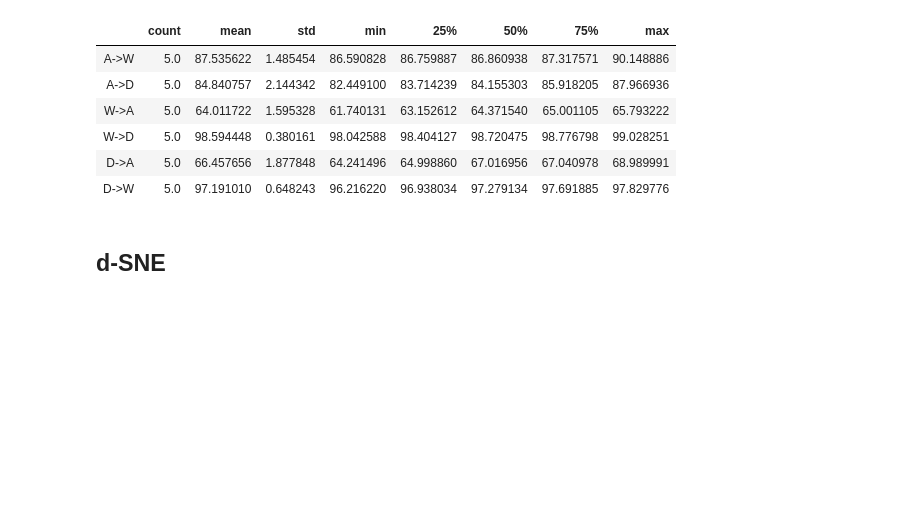
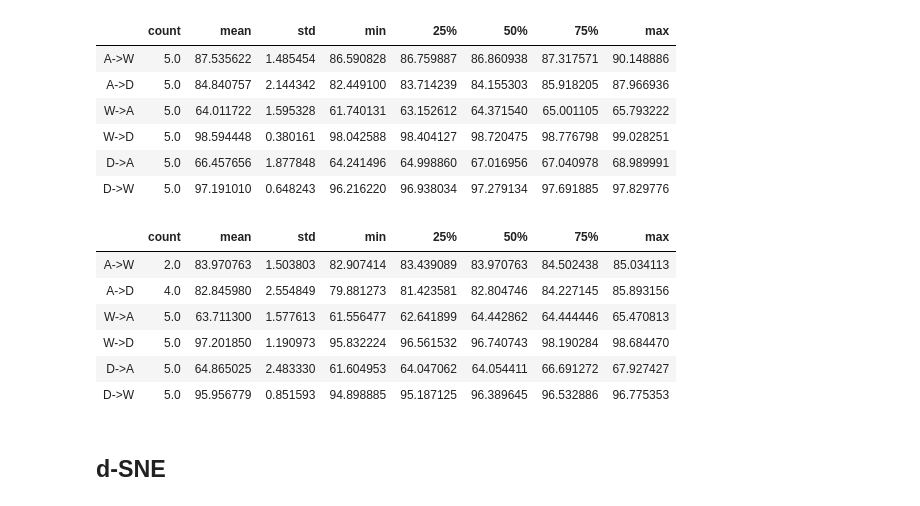
Before and after one commit to LukasHedegaard/domain-adaptation, a Jupyter notebook: notebooks/test-eval.ipynb, the cells around one changed output. Cells and saved outputs as stored; diff of their text form; code cells hidden in the pictures; blank space fills up the shorter version.

```diff
--- a/notebooks/test-eval.ipynb
+++ b/notebooks/test-eval.ipynb
@@ -2183,6 +2184,21 @@ ccsa_tuned_vgg16.describe().T
 | W->D | 5.0 | 98.594448 | 0.380161 | 98.042588 | 98.404127 | 98.720475 | 98.776798 | 99.028251 |
 | D->A | 5.0 | 66.457656 | 1.877848 | 64.241496 | 64.998860 | 67.016956 | 67.040978 | 68.989991 |
 | D->W | 5.0 | 97.191010 | 0.648243 | 96.216220 | 96.938034 | 97.279134 | 97.691885 | 97.829776 |
+# %%
+# using actual val for the final run
+ccsa_tuned_vgg16_val = get_score_combinations_new(
+    method='ccsa',
+    experiment_id='ccsa_vgg16_tuned_val',
+)*100
+ccsa_tuned_vgg16_val.describe().T#['mean'].mean()
+# %% [output]
+|  | count | mean | std | min | 25% | 50% | 75% | max |
+| A->W | 2.0 | 83.970763 | 1.503803 | 82.907414 | 83.439089 | 83.970763 | 84.502438 | 85.034113 |
+| A->D | 4.0 | 82.845980 | 2.554849 | 79.881273 | 81.423581 | 82.804746 | 84.227145 | 85.893156 |
+| W->A | 5.0 | 63.711300 | 1.577613 | 61.556477 | 62.641899 | 64.442862 | 64.444446 | 65.470813 |
+| W->D | 5.0 | 97.201850 | 1.190973 | 95.832224 | 96.561532 | 96.740743 | 98.190284 | 98.684470 |
+| D->A | 5.0 | 64.865025 | 2.483330 | 61.604953 | 64.047062 | 64.054411 | 66.691272 | 67.927427 |
+| D->W | 5.0 | 95.956779 | 0.851593 | 94.898885 | 95.187125 | 96.389645 | 96.532886 | 96.775353 |
 # %% [markdown]
 ## d-SNE
 # %%
```
Also changed, not shown: parts of 1 cell of this notebook, 13 other files.
